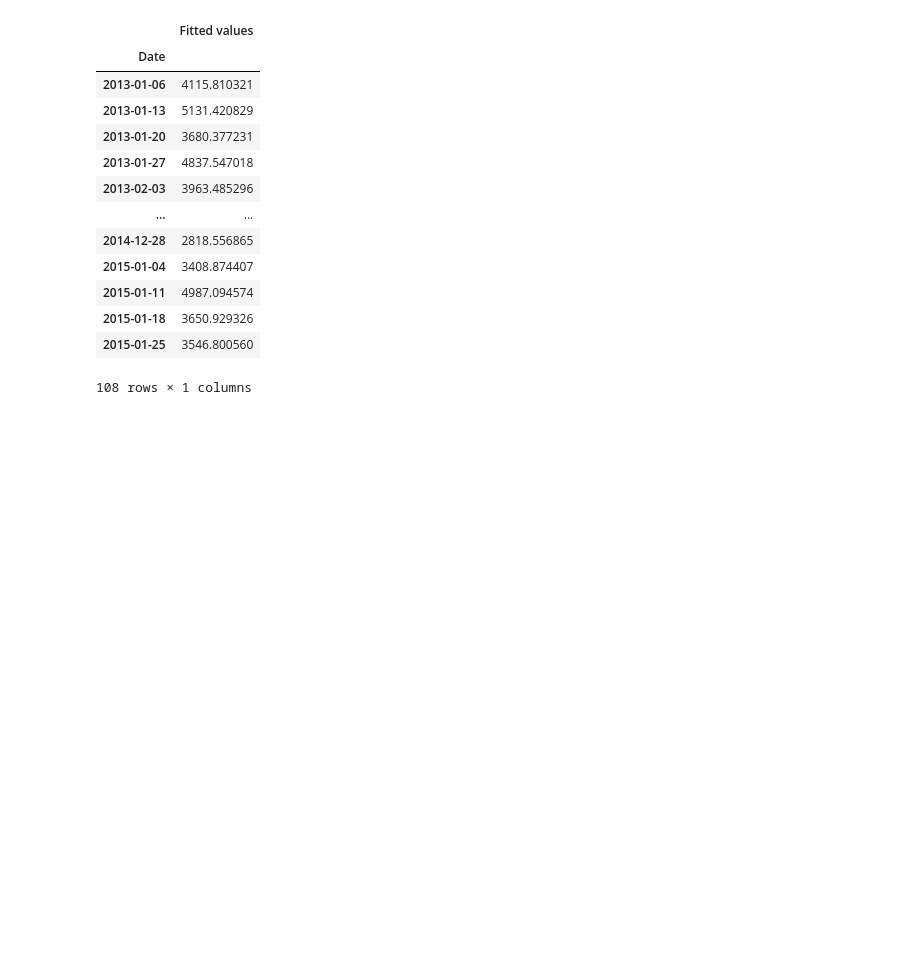
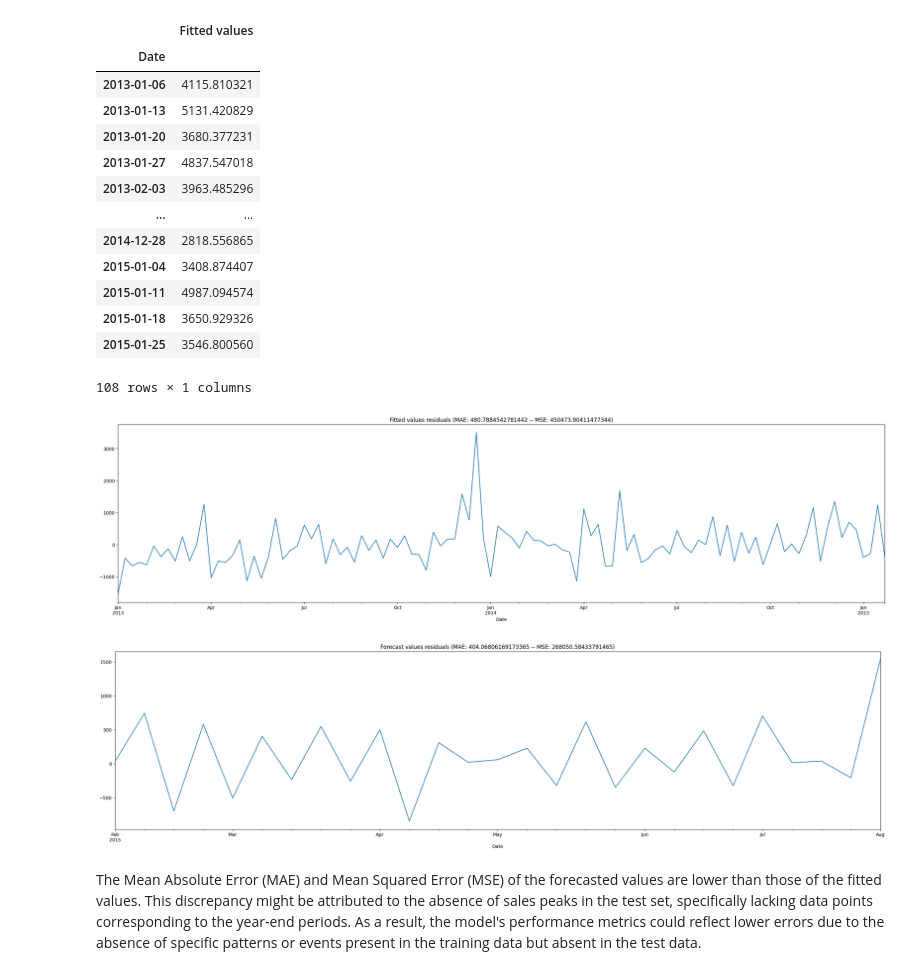
Before and after one commit to TheCamilovisk/RossmannSalesForecasting, a Jupyter notebook: ARIMA_model.ipynb, the cells around one changed output. Cells and saved outputs as stored; diff of their text form; code cells hidden in the pictures; blank space fills up the shorter version.

Commit message:
Finishing modelling and performance analysis.

```diff
--- a/ARIMA_model.ipynb
+++ b/ARIMA_model.ipynb
@@ -589,3 +596,24 @@ train_preds
 | 2015-01-18 | 3650.929326 |
 | 2015-01-25 | 3546.800560 |
 108 rows × 1 columns
+# %%
+train_residuals = train_df["Sales"] - train_preds["Fitted values"]
+train_mae = mean_absolute_error(train_df["Sales"], train_preds["Fitted values"])
+train_mse = mean_squared_error(train_df["Sales"], train_preds["Fitted values"])
+
+test_residuals = test_df["Sales"] - test_preds["One-step ahead forecast"]
+test_mae = mean_absolute_error(test_df["Sales"], test_preds["One-step ahead forecast"])
+test_mse = mean_squared_error(test_df["Sales"], test_preds["One-step ahead forecast"])
+
+plt.figure()
+plt.title(f"Fitted values residuals (MAE: {train_mae} -- MSE: {train_mse})")
+train_residuals.plot(label="Fitted values residuals", kind="line", figsize=(30, 7));
+
+plt.figure()
+plt.title(f"Forecast values residuals (MAE: {test_mae} -- MSE: {test_mse})")
+test_residuals.plot(label="Forecast values residuals", kind="line", figsize=(30, 7));
+# %% [output]
+[figure, added]
+[figure, added]
+# %% [markdown]
+The Mean Absolute Error (MAE) and Mean Squared Error (MSE) of the forecasted values are lower than those of the fitted values. This discrepancy might be attributed to the absence of sales peaks in the test set, specifically lacking data points corresponding to the year-end periods. As a result, the model's performance metrics could reflect lower errors due to the absence of specific patterns or events present in the training data but absent in the test data.
```
Also changed, not shown: parts of 4 cells of this notebook.
